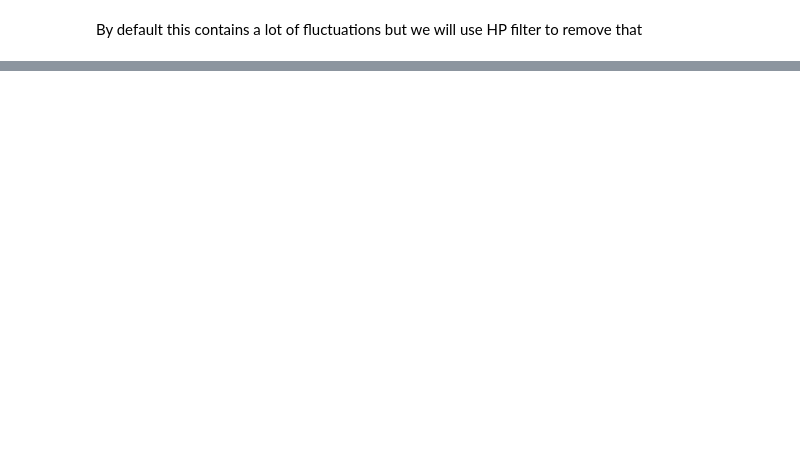
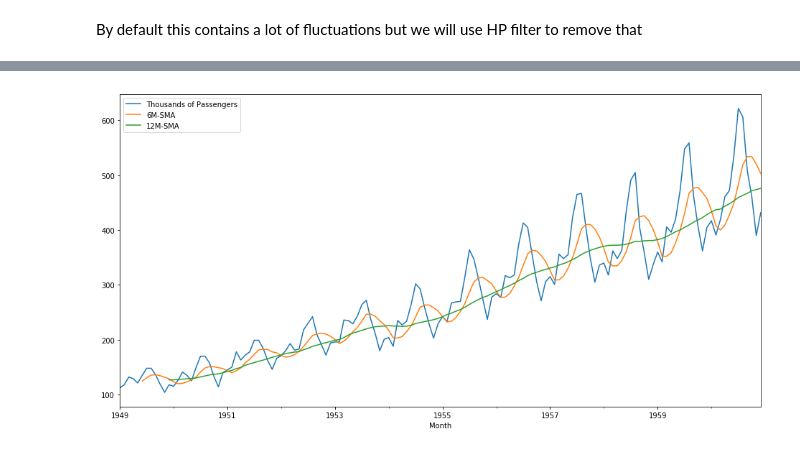
Before and after one commit to maykulkarni/algo_trading, a Jupyter notebook: 3. Time series analysis.ipynb, the cells around one changed output, grey strips where cells are left out. Drawn from its saved outputs; the diff is of its cells as text; code cells hidden in the pictures; blank space fills up the shorter version.

```diff
--- a/3. Time series analysis.ipynb
+++ b/3. Time series analysis.ipynb
@@ -75,0 +85,3 @@ df[["realgdp", "realgdp_trend"]][-30:].plot(figsize=(10, 8));
+# %%
+df_airline = pd.read_csv("datasets/airline_passengers.csv", index_col="Month")
+df_airline.head()
@@ -75,0 +105,3 @@ df[["realgdp", "realgdp_trend"]][-30:].plot(figsize=(10, 8));
+# %%
+df_airline = df_airline.dropna()
+df_airline.info()
@@ -75,0 +115,4 @@ df[["realgdp", "realgdp_trend"]][-30:].plot(figsize=(10, 8));
+# %%
+# convert the index to datetime index
+df_airline.index = pd.to_datetime(df_airline.index)
+df_airline.head()
@@ -75,0 +127,8 @@ df[["realgdp", "realgdp_trend"]][-30:].plot(figsize=(10, 8));
+# %%
+# create 6 month and 12 month SMA
+df_airline["6M-SMA"] = df_airline["Thousands of Passengers"].rolling(window=6).mean()
+df_airline["12M-SMA"] = df_airline["Thousands of Passengers"].rolling(window=12).mean()
+# %%
+df_airline[["Thousands of Passengers", "6M-SMA", "12M-SMA"]].plot(figsize=(16, 8));
+# %% [output]
+[figure, added]
```
Also changed, not shown: parts of 9 cells of this notebook, 2 other files.
